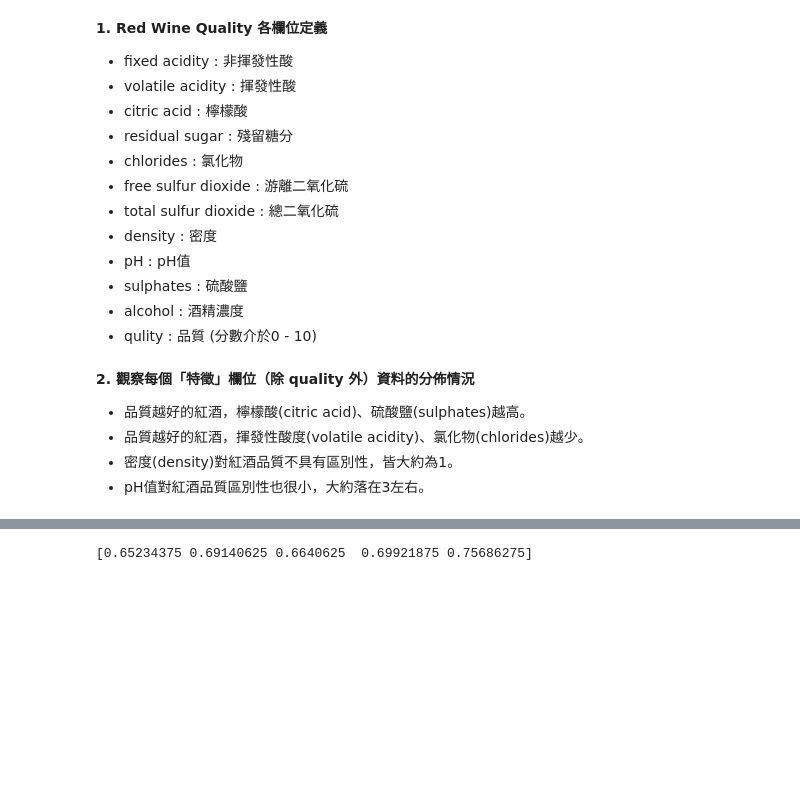
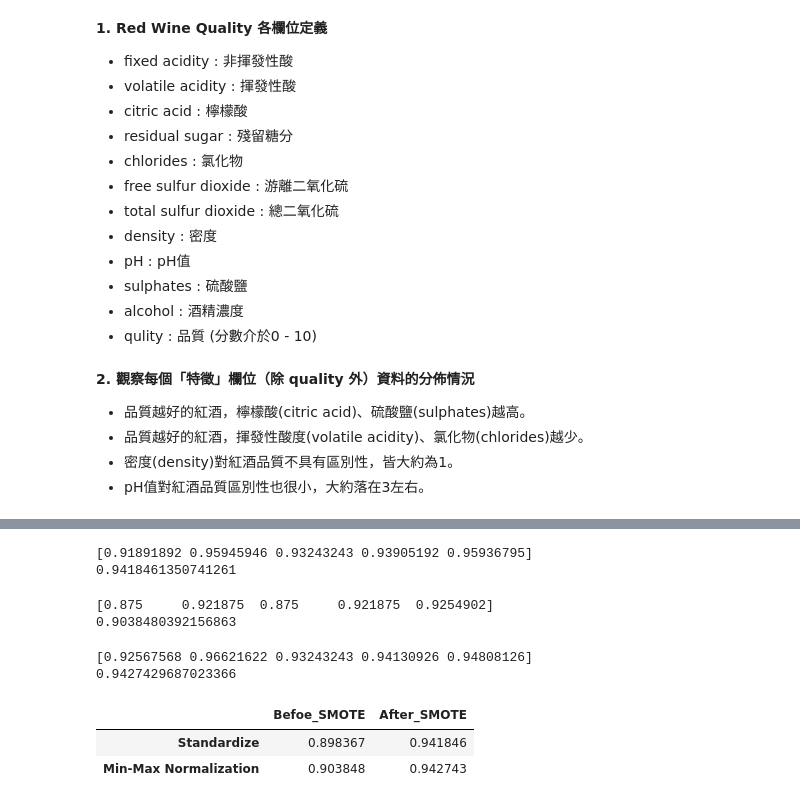
Before and after one commit to eva509/Prediction-of-quality-of-Wine, a Jupyter notebook: 專題實作｜紅酒品質預測.ipynb, the cells around one changed output, grey strips where cells are left out. Drawn from its saved outputs; the diff is of its cells as text; code cells hidden in the pictures; blank space fills up the shorter version.

```diff
--- a/專題實作｜紅酒品質預測.ipynb
+++ b/專題實作｜紅酒品質預測.ipynb
@@ -164,7 +170,61 @@ weighted avg       0.64      0.67      0.65       320
-# %%
-# 交叉驗證
-from sklearn.model_selection import cross_val_score
-rfc_eval = cross_val_score(estimator = rfc, X = X_train, y = y_train, cv = 5)
-print(rfc_eval)
-# %% [output]
-[0.65234375 0.69140625 0.6640625  0.69921875 0.75686275]
+# %%
+# 使用SMOTE，處理資料不平衡問題
+from imblearn.over_sampling import SMOTE
+smote = SMOTE(random_state=42)
+X_train_resampled, y_train_resampled = smote.fit_resample(X_train, y_train)
+
+# 使用隨機樹分類模型，並交叉驗證評估經SMOTE平衡處理後的模型訓練結果
+stan_rfc_eval_after = cross_val_score(estimator=rfc,X=X_train_resampled,y=y_train_resampled,cv=5)
+print(stan_rfc_eval_after)
+print(stan_rfc_eval_after.mean())
+# %% [output]
+[0.91891892 0.95945946 0.93243243 0.93905192 0.95936795]
+0.9418461350741261
+# %%
+# 資料正規化 - Min-Max Normalization
+from sklearn.preprocessing import MinMaxScaler
+df_max_min = df.copy()
+
+min_max = MinMaxScaler()
+feature_columns = df_max_min.columns.difference(["quality"])
+df_max_min[feature_columns] = scaler.fit_transform(df_max_min[feature_columns])
+# %%
+# 模型分析與評估
+from sklearn.model_selection import train_test_split
+from sklearn.ensemble import RandomForestClassifier
+from sklearn.model_selection import cross_val_score
+
+# 拆分訓練集與測試集
+X = df_max_min.drop('quality', axis = 1)
+y = df_max_min['quality']
+X_train, X_test, y_train, y_test = train_test_split(X, y, test_size = 0.2, random_state = 42)
+
+# 使用隨機樹分類模型，並交叉驗證評估模型訓練結果
+rfc = RandomForestClassifier(n_estimators=200)
+max_min_rfc_eval = cross_val_score(estimator = rfc, X = X_train, y = y_train, cv = 5)
+print(max_min_rfc_eval)
+print(max_min_rfc_eval.mean())
+# %% [output]
+[0.875     0.921875  0.875     0.921875  0.9254902]
+0.9038480392156863
+# %%
+# 使用SMOTE，處理資料不平衡問題
+from imblearn.over_sampling import SMOTE
+smote = SMOTE(random_state=42)
+X_train_resampled, y_train_resampled = smote.fit_resample(X_train, y_train)
+
+# 使用隨機樹分類模型，並交叉驗證評估經SMOTE平衡處理後的模型訓練結果
+max_min_rfc_eval_after = cross_val_score(estimator=rfc,X=X_train_resampled,y=y_train_resampled,cv=5)
+print(max_min_rfc_eval_after)
+print(max_min_rfc_eval_after.mean())
+# %% [output]
+[0.92567568 0.96621622 0.93243243 0.94130926 0.94808126]
+0.9427429687023366
+# %%
+# 比較正規化 Standardize、Min-Max Normalization 後，資料平衡前後的訓練結果
+com_normalization = pd.DataFrame({'Befoe_SMOTE':[stan_rfc_eval.mean(),max_min_rfc_eval.mean()],'After_SMOTE':[stan_rfc_eval_after.mean(),max_min_rfc_eval_after.mean()]},index=['Standardize','Min-Max Normalization'])
+com_normalization
+# %% [output]
+|  | Befoe_SMOTE | After_SMOTE |
+| Standardize | 0.898367 | 0.941846 |
+| Min-Max Normalization | 0.903848 | 0.942743 |
```
Also changed, not shown: parts of 19 cells of this notebook.
